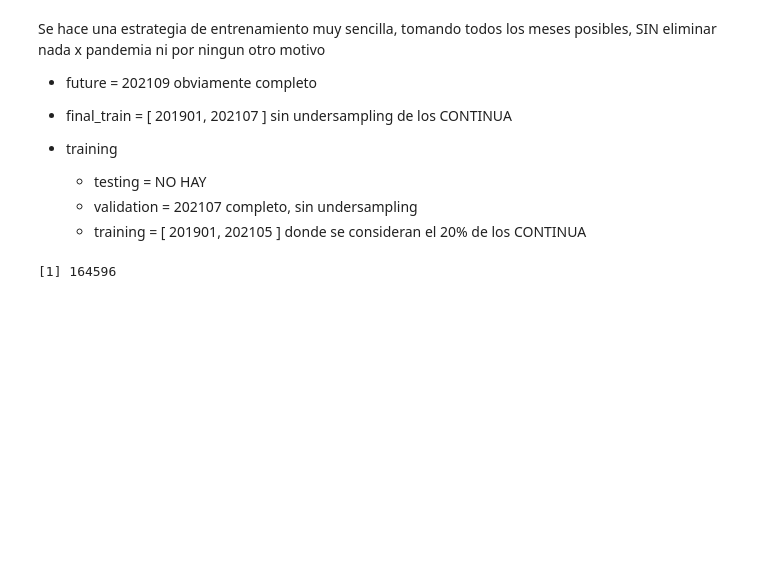
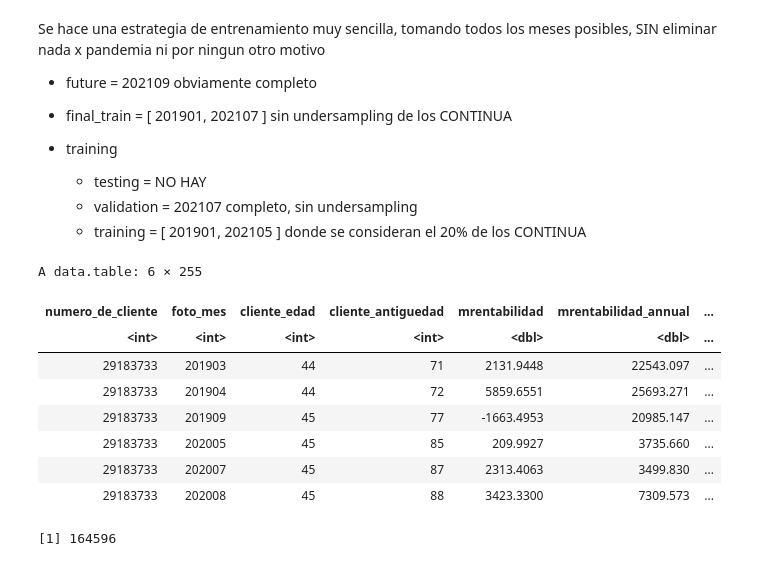
Before and after one commit to Juanma300102/labo2025v, a Jupyter notebook: src/workflows/experimentos_colab/9504_WorkFlow_01_senior.ipynb, the cells around one changed output. Saved outputs shown, nothing was run; the diff lists cells and outputs as text; code cells hidden in the pictures; blank space fills up the shorter version.

Commit message:
More fixes to implementation
Adjust alpha value and fix fecha calculus

```diff
--- a/src/workflows/experimentos_colab/9504_WorkFlow_01_senior.ipynb
+++ b/src/workflows/experimentos_colab/9504_WorkFlow_01_senior.ipynb
@@ -1551,4 +1551,45 @@ dataset[, clase01 := ifelse( clase_ternaria %in% PARAM$trainingstrategy$positivo
 campos_buenos <- copy( setdiff(
     colnames(dataset), c("clase_ternaria","clase01","azar"))
 )
+# %%
+# preparo para que se puede hacer undersampling de los CONTINUA
+#  solamente por un tema de VELOCIDAD
+set.seed(PARAM$semilla_primigenia, kind = "L'Ecuyer-CMRG")
+dataset[, azar:=runif(nrow(dataset))]
+
+# undersampling de los CONTINUA
+dataset[, fold_train :=  foto_mes %in%  PARAM$trainingstrategy$training &
+    (clase_ternaria %in% c("BAJA+1", "BAJA+2") |
+     azar < PARAM$trainingstrategy$training_pct ) ]
+
+# computo fechas
+dataset[fold_train==TRUE, fecha := as.Date(paste0(foto_mes, "01"), format="%Y%m%d") ]
+
+# computo age en meses para cada sample
+dataset[fold_train==TRUE, age := as.numeric(max(fecha) - fecha)]
+
+alpha <- 0.005 # Este valor debe ser ajustado.
+# Alpha	    Half-life	Effect
+# 0.0020	~346 days	1 year old samples ≈ 50% weight
+# 0.0035	~198 days	6-month decay
+# 0.0050	~138 days	stronger recency effect
+# 0.0080	~86 days	aggressive recency
+
+# exponential weight decay
+dataset[fold_train==TRUE, w_exp := exp(-alpha * age)]
+
+# normalizacion de pesos para ayudar a la estabilidad
+dataset[fold_train==TRUE, w_exp := w_exp / mean(w_exp)]
+
+head(dataset[fold_train==TRUE,])
+# %% [output]
+A data.table: 6 × 255
+| numero_de_cliente | foto_mes | cliente_edad | cliente_antiguedad | mrentabilidad | mrentabilidad_annual | ... |
+| <int> | <int> | <int> | <int> | <dbl> | <dbl> | ... |
+| 29183733 | 201903 | 44 | 71 | 2131.9448 | 22543.097 | ... |
+| 29183733 | 201904 | 44 | 72 | 5859.6551 | 25693.271 | ... |
+| 29183733 | 201909 | 45 | 77 | -1663.4953 | 20985.147 | ... |
+| 29183733 | 202005 | 45 | 85 | 209.9927 | 3735.660 | ... |
+| 29183733 | 202007 | 45 | 87 | 2313.4063 | 3499.830 | ... |
+| 29183733 | 202008 | 45 | 88 | 3423.3300 | 7309.573 | ... |
 # %%
```
Also changed, not shown: parts of 2 cells of this notebook.
